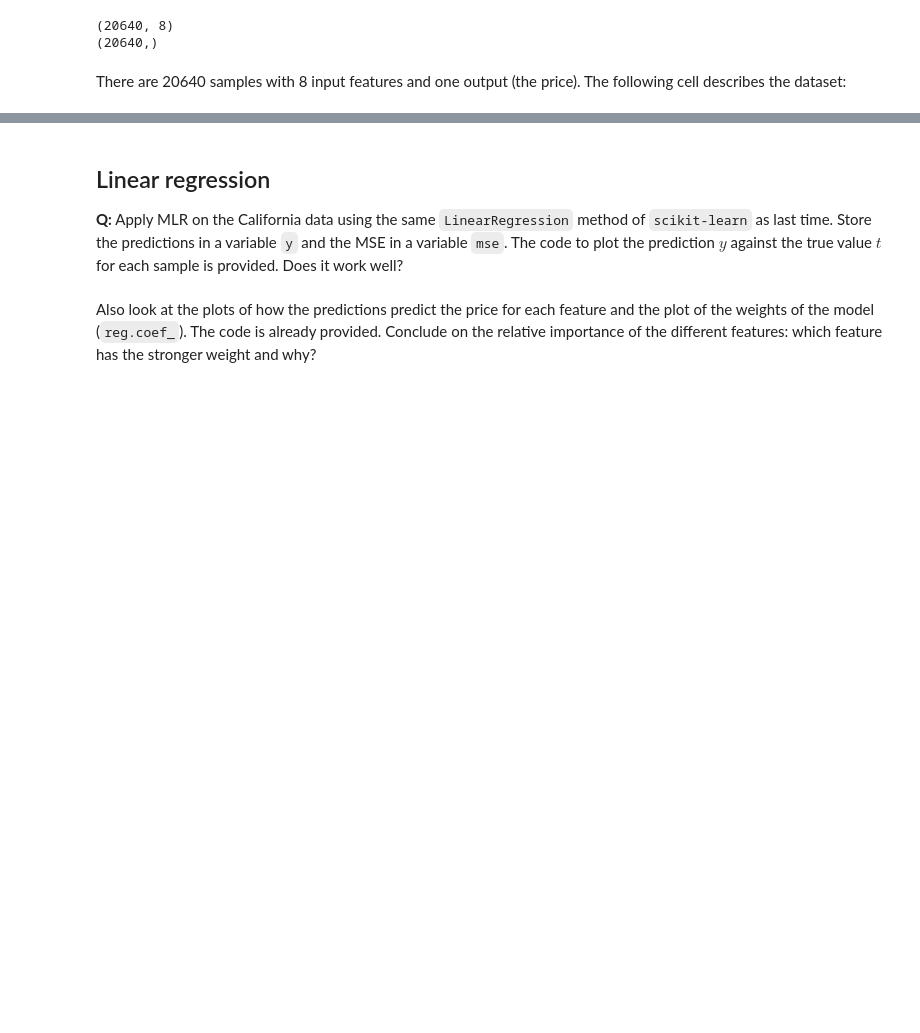
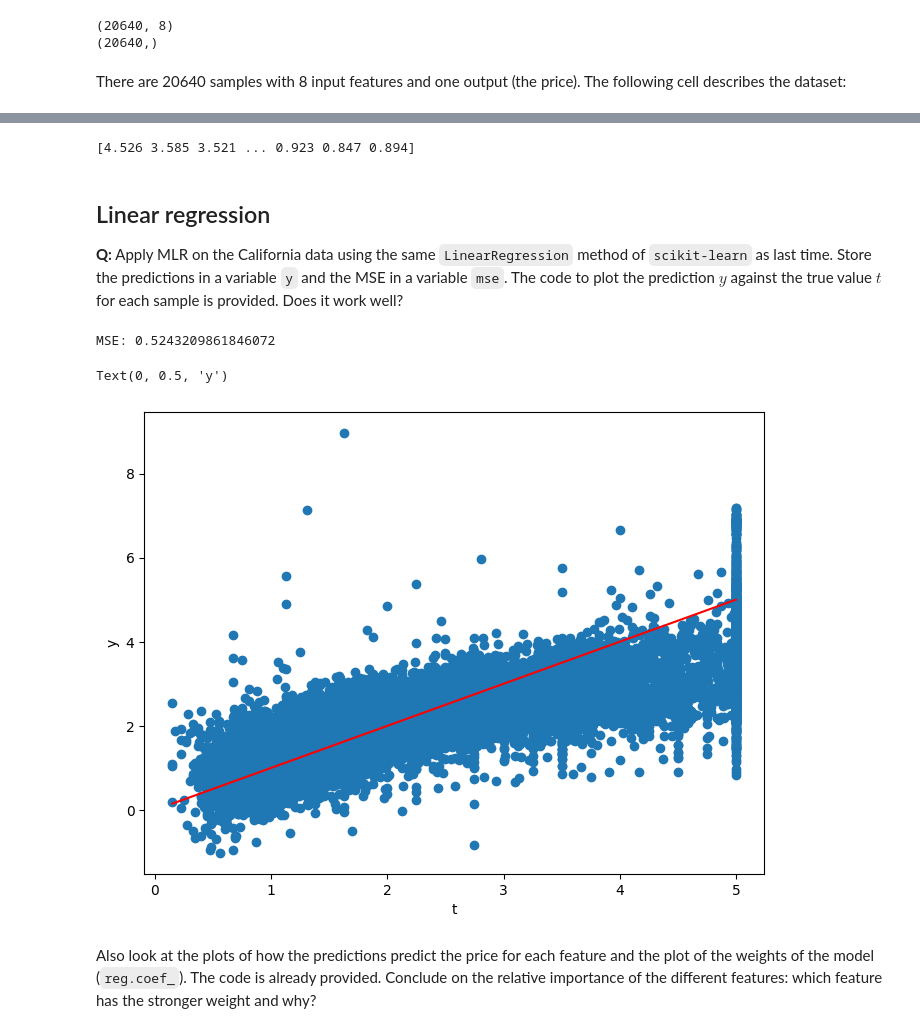
Before and after one commit to jawehhh/Neuro_Computing, a Jupyter notebook: notebooks/5-MLR-Softmax.ipynb, the cells around one changed output, grey strips where cells are left out. Cells and saved outputs as stored; diff of their text form; code cells hidden in the pictures; blank space fills up the shorter version.

```diff
--- a/notebooks/5-MLR-Softmax.ipynb
+++ b/notebooks/5-MLR-Softmax.ipynb
@@ -51,19 +69,35 @@ print(dataset.DESCR)
+# %%
+print(t)
+# %% [output]
+[4.526 3.585 3.521 ... 0.923 0.847 0.894]
 # %% [markdown]
 ## Linear regression
 
 **Q:** Apply MLR on the California data using the same `LinearRegression` method of `scikit-learn` as last time. Store the predictions in a variable `y` and the MSE in a variable `mse`. The code to plot the prediction $y$ against the true value $t$ for each sample is provided. Does it work well?
 # %%
+# @title
 from sklearn.linear_model import LinearRegression
 
-# TODO: fit a LinearRegression model reg on X and t, store the predictions in y and the MSE in mse
+# Linear regression
+reg = LinearRegression()
+reg.fit(X, t)
 
+# Prediction
+y = reg.predict(X)
+
+# mse
+mse = np.mean((t - y)**2)
 print("MSE:", mse)
 
 plt.figure(figsize=(8, 6))
 plt.scatter(t, y)
 plt.plot([t.min(), t.max()], [t.min(), t.max()], c="red")
 plt.xlabel("t")
 plt.ylabel("y")
+# %% [output]
+MSE: 0.5243209861846072
+Text(0, 0.5, 'y')
+[figure, added]
 # %% [markdown]
 Also look at the plots of how the predictions predict the price for each feature and the plot of the weights of the model (`reg.coef_`). The code is already provided. Conclude on the relative importance of the different features: which feature has the stronger weight and why?
 # %%
```
Also changed, not shown: parts of 13 cells of this notebook.
